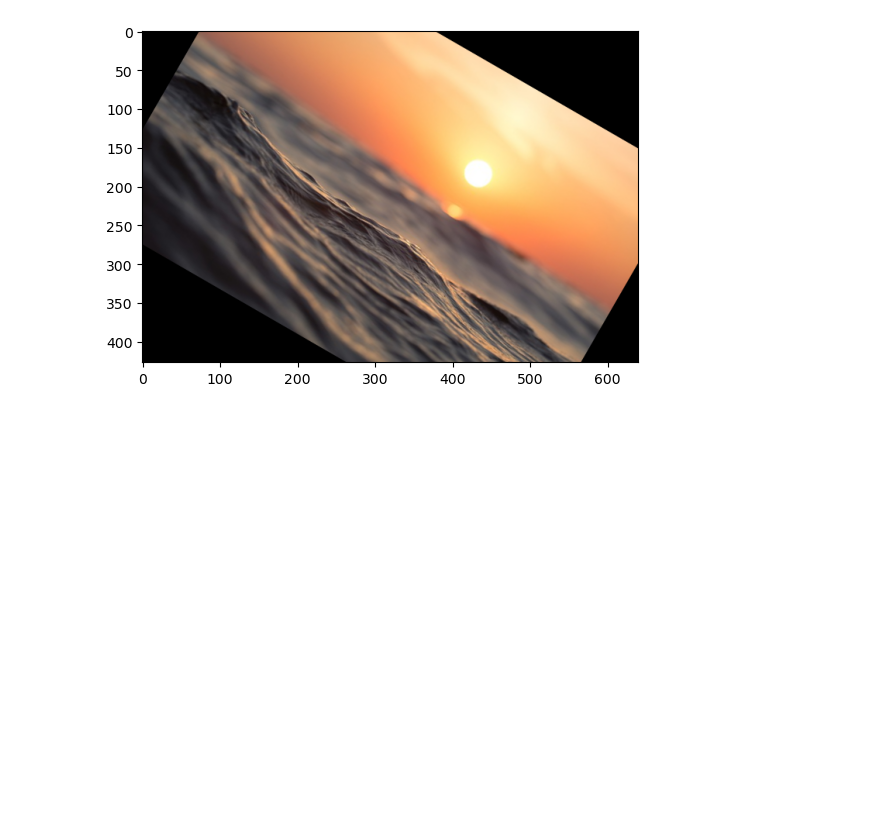
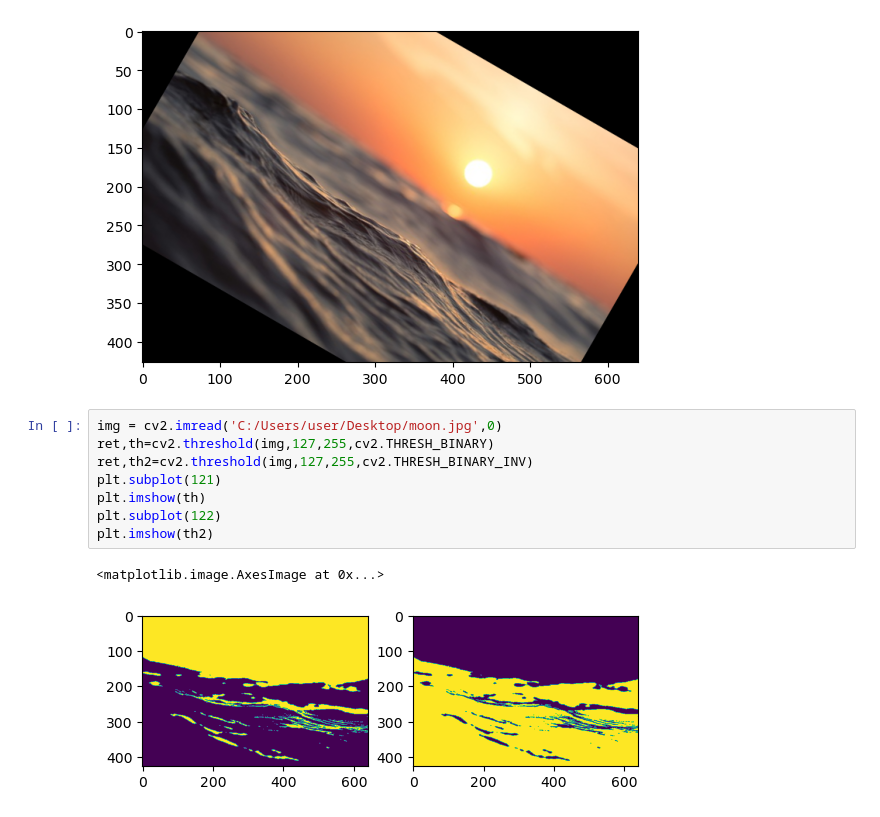
Before and after one commit to MarwanAshraf22/Electro-Pi, a Jupyter notebook: Studying/Computer vision foundation.ipynb, the cells around one changed output. Cells and saved outputs as stored; diff of their text form; blank space fills up the shorter version.

```diff
--- a/Studying/Computer vision foundation.ipynb
+++ b/Studying/Computer vision foundation.ipynb
@@ -41,3 +41,14 @@ plt.imshow(dst)
 # %% [output]
 <matplotlib.image.AxesImage at 0x...>
 [figure]
+# %%
+img = cv2.imread('C:/Users/user/Desktop/moon.jpg',0)
+ret,th=cv2.threshold(img,127,255,cv2.THRESH_BINARY)
+ret,th2=cv2.threshold(img,127,255,cv2.THRESH_BINARY_INV)
+plt.subplot(121)
+plt.imshow(th)
+plt.subplot(122)
+plt.imshow(th2)
+# %% [output]
+<matplotlib.image.AxesImage at 0x...>
+[figure, added]
```
Also changed, not shown: parts of 3 cells of this notebook, 4 other files.
